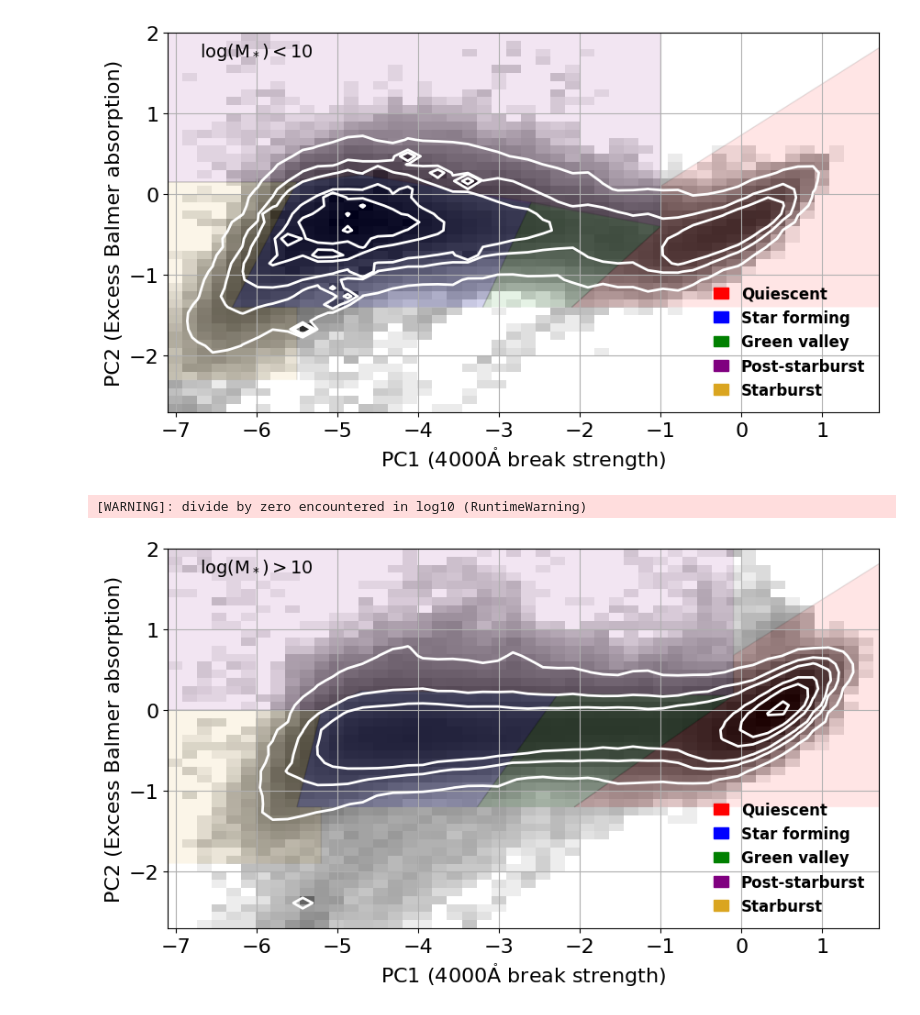
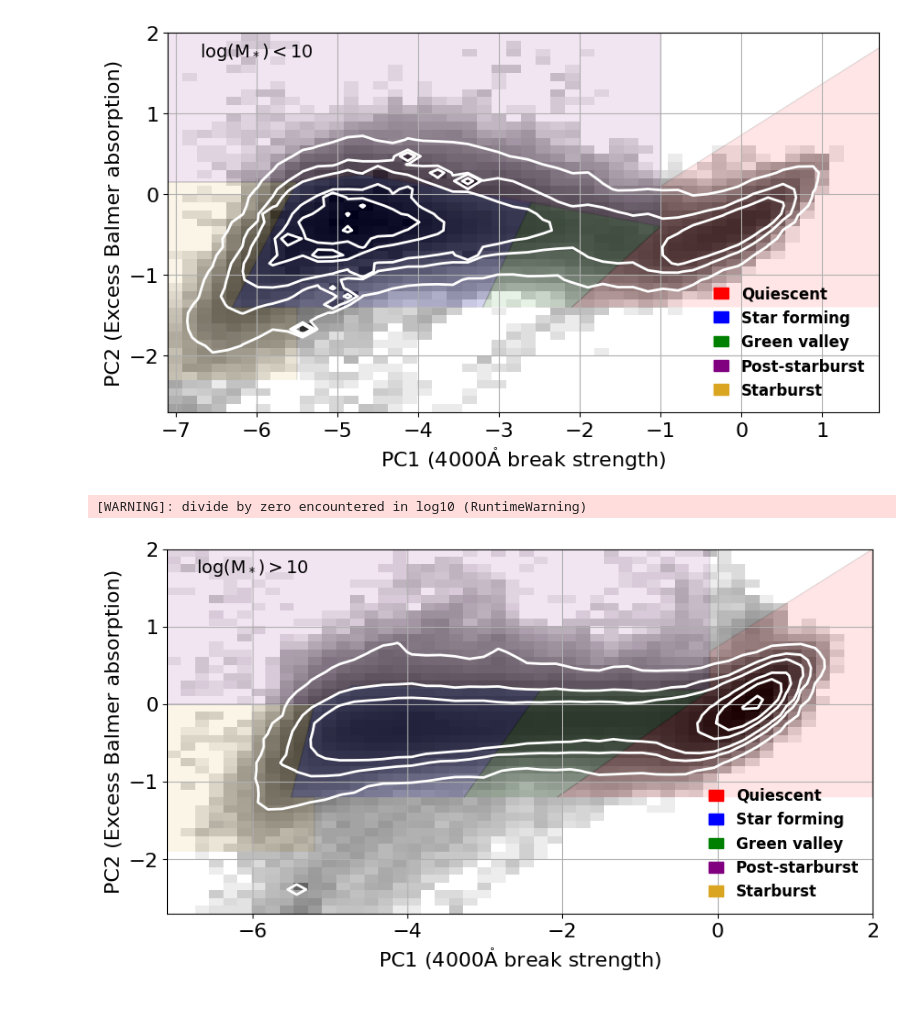
Before and after one commit to KateRowlands/MaNGA-PCA, a Jupyter notebook: analyse_PCA_maps.ipynb, the cells around one changed output. Drawn from its saved outputs; the diff is of its cells as text; code cells hidden in the pictures.

```diff
--- a/analyse_PCA_maps.ipynb
+++ b/analyse_PCA_maps.ipynb
@@ -53,10 +53,6 @@ config.setRelease(release)
 #config.token
 #print(config.access, config.release)
 
-if (release=='DR15'):
-    release='MPL-7'
-print(release)
-
 dir = '/Users/krowlands/work/Science/MaNGA/'
 fig_dir = dir+'FIGS/'+release+'/'
 
@@ -523,7 +484,7 @@ ax.contour(counts.T, levels, extent=extent,linewidths=2, colors='white', linesty
 with open(dir+'OUTPUT/contours_highmass_'+release+'.pkl','wb') as f:
     pickle.dump([counts, levels, extent], f)
 
-ax.set_xlim(-7.1, 1.7)
+ax.set_xlim(-7.1, 2.)
 ax.set_ylim(-2.7, 2.)
 ax.set_xlabel('PC1 ($4000\\mathrm{\\mathring{A}}$ break strength)', fontsize=16)
 ax.set_ylabel('PC2 (Excess Balmer absorption)', fontsize=16)
@@ -607,31 +568,31 @@ junk_path = Path(junk_verts)
 sf_patch = patches.PathPatch(sf_path, facecolor='blue', alpha=0.1)
 ax.add_patch(sf_patch)
 
 psb_patch = patches.PathPatch(psb_path, facecolor='purple', alpha=0.1)
 ax.add_patch(psb_patch)
 
 sb_patch = patches.PathPatch(sb_path, facecolor='goldenrod', alpha=0.1)
 ax.add_patch(sb_patch)
 
 green_patch = patches.PathPatch(green_path, facecolor='green', alpha=0.1)
 ax.add_patch(green_patch)
 
 red_patch = patches.PathPatch(red_path, facecolor='red', alpha=0.1)
 ax.add_patch(red_patch)
 
 ax.text(-6., 1.7, '$\mathrm{log(M}_*)>10$', horizontalalignment='center', fontsize=14)
 
 red_patch = patches.Patch(color='red', label='Quiescent')
 blue_patch = patches.Patch(color='blue', label='Star forming')
 green_patch = patches.Patch(color='green', label='Green valley')
 purple_patch = patches.Patch(color='purple', label='Post-starburst')
 yellow_patch = patches.Patch(color='goldenrod', label='Starburst')
 
 plt.legend(handles=[red_patch, blue_patch, green_patch, purple_patch, yellow_patch], loc=4, \
            frameon=0, handlelength=1, numpoints=1, prop={'size':12, 'weight':'bold'})
 
 plt.savefig(fig_dir+'PC12_MaNGA_spaxels_highmass.pdf', bbox_inches='tight')
 plt.show()
 # %% [output]
 [WARNING]: divide by zero encountered in log10 (RuntimeWarning)
-[figure, old version]
+[figure, new version]
```
Also changed, not shown: parts of 5 cells of this notebook, 3 other files.
